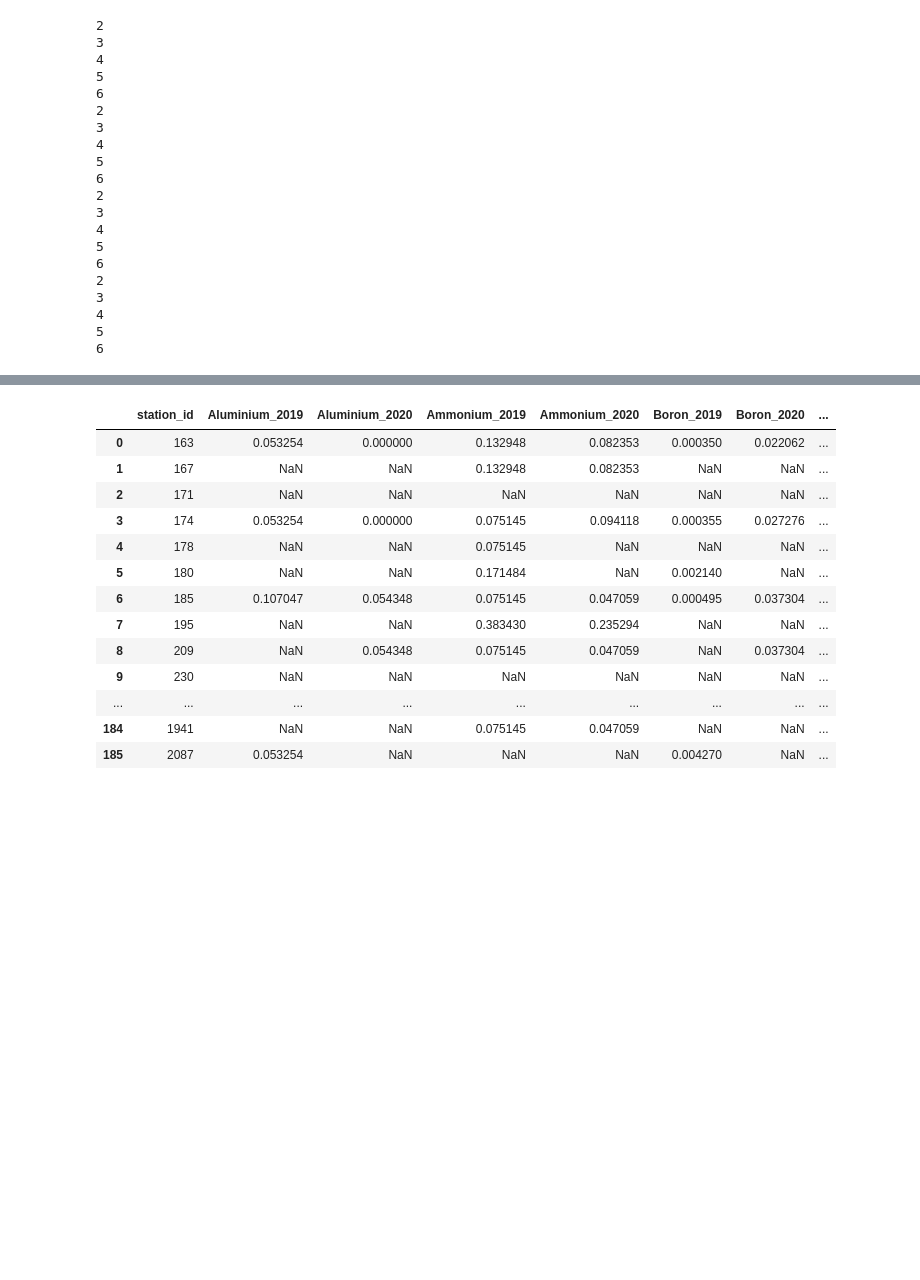
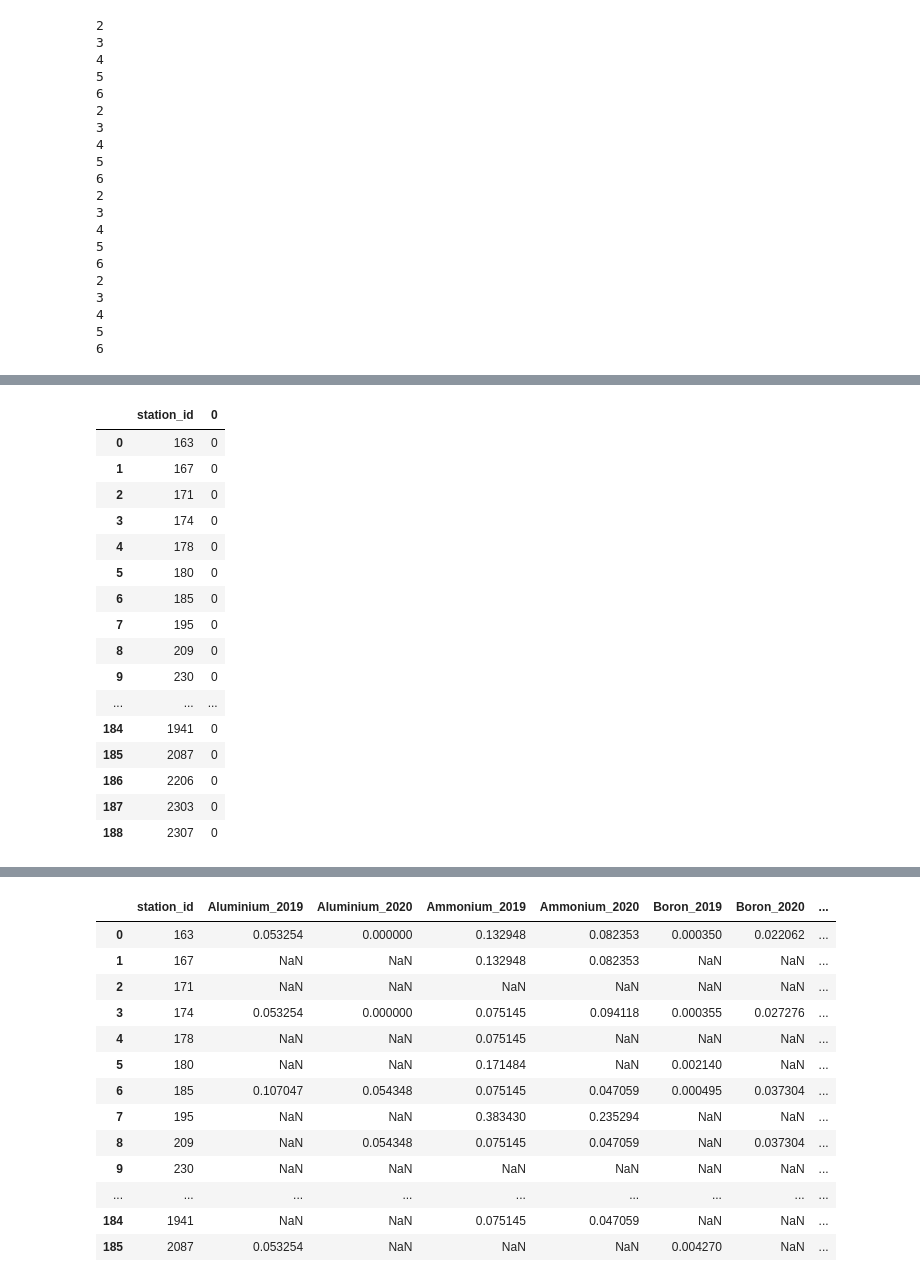
Before and after one commit to LauriKuresoo/WaterQuality, a Jupyter notebook: water-quality-checkpoint.ipynb, the cells around one changed output, grey strips where cells are left out. Drawn from its saved outputs; the diff is of its cells as text; code cells hidden in the pictures; blank space fills up the shorter version.

```diff
--- a/water-quality-checkpoint.ipynb
+++ b/water-quality-checkpoint.ipynb
@@ -353,6 +415,7 @@ for i in range(5):
 # %%
 rf_model1 = RandomForestClassifier().set_params(**results_df["params"][0])
 rf_model1.fit(X_smote_resampled, y_smote_resampled)
-predictions = rf_model1.predict(test_data_nan_median)
+predictions = pd.Series(rf_model1.predict(test_data_nan_median.drop(columns=["station_id"])))
+print(predictions.value_counts())
 print(predictions)
 # %% [output]
@@ -365,3 +439,22 @@ print(predictions)
 # %%
-arrays = np.append(stationIDtest,pre)
-df_answer = pd.DataFrame()
+
+df_answer = pd.concat([stationIDtest, predictions],axis=1)
+df_answer
+# %% [output]
+|  | station_id | 0 |
+| 0 | 163 | 0 |
+| 1 | 167 | 0 |
+| 2 | 171 | 0 |
+| 3 | 174 | 0 |
+| 4 | 178 | 0 |
+| 5 | 180 | 0 |
+| 6 | 185 | 0 |
+| 7 | 195 | 0 |
+| 8 | 209 | 0 |
+| 9 | 230 | 0 |
+| ... | ... | ... |
+| 184 | 1941 | 0 |
+| 185 | 2087 | 0 |
+| 186 | 2206 | 0 |
+| 187 | 2303 | 0 |
+| 188 | 2307 | 0 |
```
Also changed, not shown: parts of 38 cells of this notebook, 3 other files.
